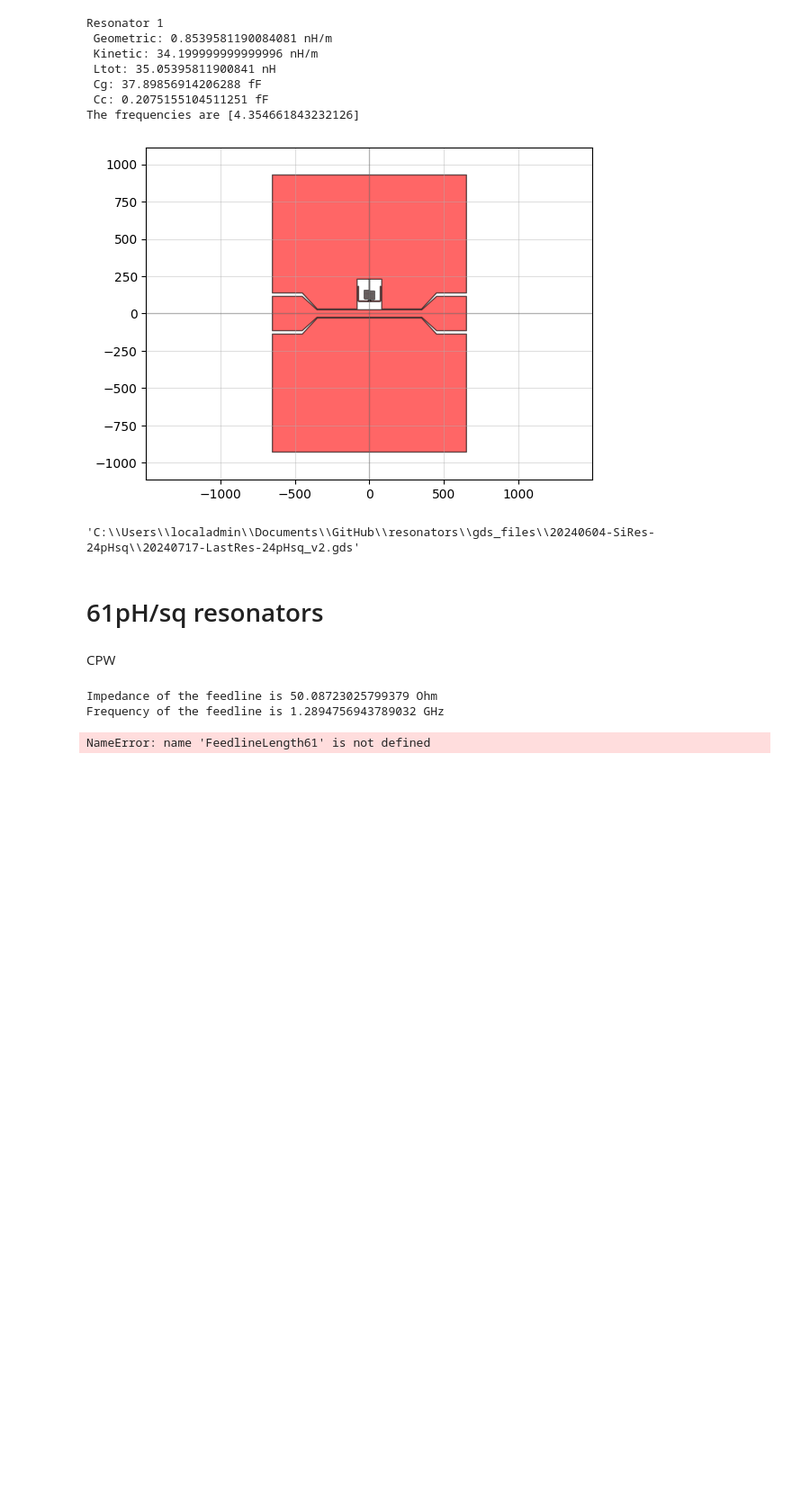
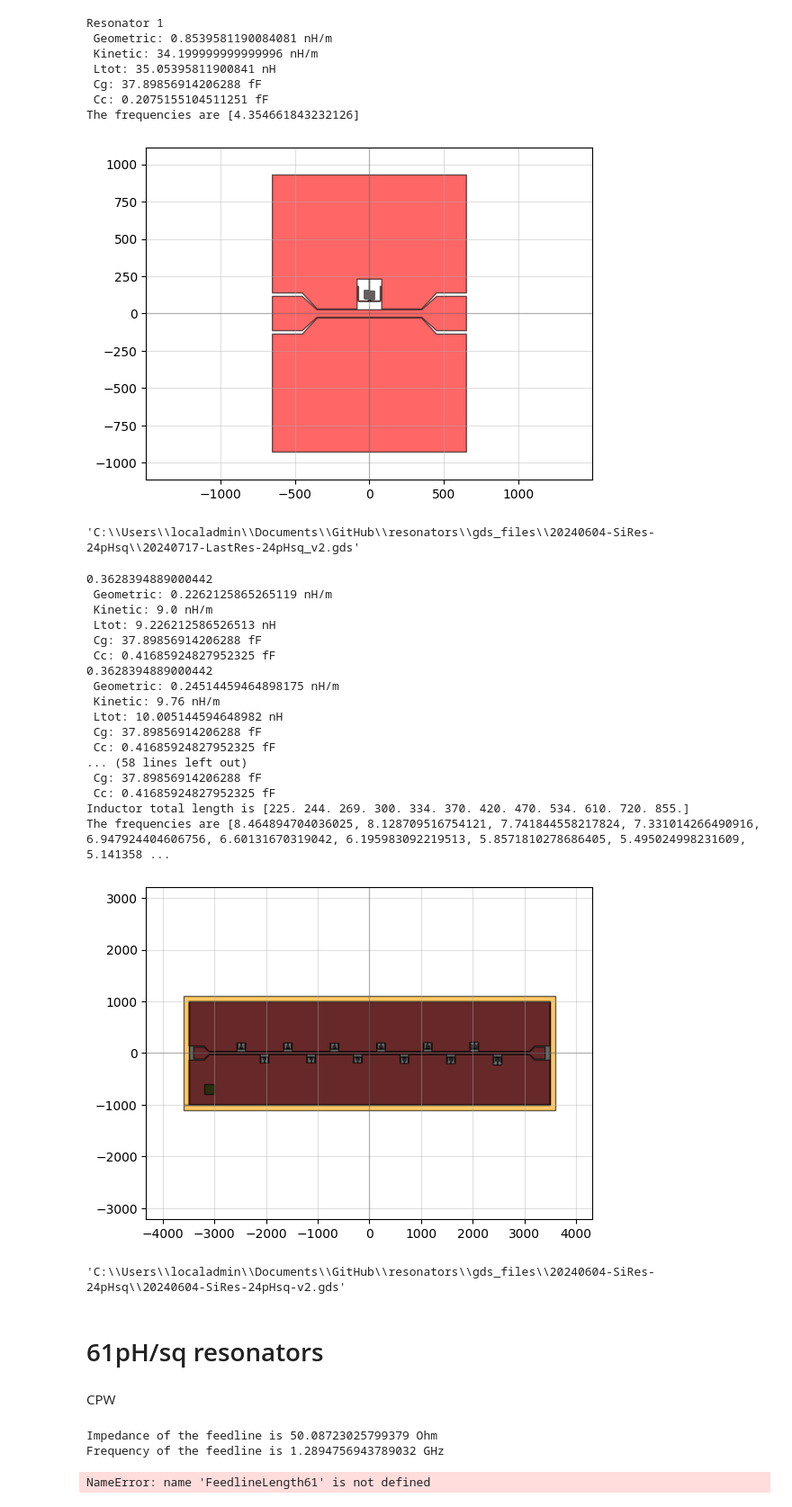
Before and after one commit to cbelo/resonators, a Jupyter notebook: 20240420-chips/design_chips.ipynb, the cells around one changed output. Shown at 90% size. Cells and saved outputs as stored; diff of their text form; code cells hidden in the pictures; blank space fills up the shorter version.

```diff
--- a/20240420-chips/design_chips.ipynb
+++ b/20240420-chips/design_chips.ipynb
@@ -579,6 +579,72 @@ Resonator 1
 The frequencies are [4.354661843232126]
 [figure]
 'C:\\Users\\localadmin\\Documents\\GitHub\\resonators\\gds_files\\20240604-SiRes-24pHsq\\20240717-LastRes-24pHsq_v2.gds'
+# %%
+SeparationTlineResonator24 = [0]*12
+NumberOfResonators24 = 12
+
+#Resonator parameters
+CapacitorHorizontalLength24 = np.ones(NumberOfResonators24)*150
+CapacitorVerticalLength24 = np.ones(NumberOfResonators24)*100
+CapacitorWidth24 = np.ones(NumberOfResonators24)*5
+
+NumberOfBends24 = np.ones(NumberOfResonators24, dtype=int)*[3, 4, 4, 5, 6, 6,7,8,8,9,10,11]# 8, 9, 9, 10, 11, 12, 11]
+InductorVerticalLength24 = np.ones(NumberOfResonators24)*5
+InductorHorizontalLength24 = np.ones(NumberOfResonators24)*[40, 36, 41, 40, 39, 45, 45, 45, 53, 55, 60, 65]
+InductorEndLength24 = np.ones(NumberOfResonators24)*([70] + [60,65,55] + [50]*7 +[65])
+InductorTotalLength24 = InductorVerticalLength24*(NumberOfBends24+4) + InductorEndLength24 +InductorHorizontalLength24*NumberOfBends24
+InductorWidth24 = np.ones(NumberOfResonators24)*0.6
+TaperWidth24 = np.ones(NumberOfResonators24)*20
+
+SpacingC024 = np.ones(NumberOfResonators24)*5
+SpacingCc24 = np.ones(NumberOfResonators24)*50
+TaperLength24 = np.ones(NumberOfResonators24)*5
+FinalSpacingBondpads24 = 100
+
+freqs = []
+for i in range(NumberOfResonators24):
+    # print(f'Resonator {i+1}')
+    freqs.append(resonance_freq_Schuster(InductorWidth24[i]*1e-6, CapacitorWidth24[i]*1e-6, (SeparationTlineResonator24[i] + FeedlineGap24 + SpacingCc24[i])*1e-6 , FeedlineWidth24*1e-6,
+                                            CapacitorVerticalLength24[i]*1e-6, SpacingC024[i]*1e-6,
+                                            InductorWidth24[i]*1e-6, InductorTotalLength24[i]*1e-6, Lk_24,
+                                        epsilon_r_Si, thickness_subs_Si)/1e9)
+
+print('Inductor total length is', InductorTotalLength24)
+print('The frequencies are', freqs)
+
+FeedlineLength24  = 6200
+ChipSize24 = [FeedlineLength24 + 2*BondpadLength24 + 2*FeedlineTaperLength24 + 2*FinalSpacingBondpads24, 2000]
+
+c, metal, chip24 = ChipResonatorsTline(ChipSize24, NumberOfResonators24, SeparationTlineResonator24,
+                        FeedlineWidth24, FeedlineLength24, FeedlineGap24,
+                        FeedlineTaperLength24, BondpadWidth24, BondpadLength24, BondpadGap24,
+                        CapacitorHorizontalLength24, CapacitorVerticalLength24, CapacitorWidth24,
+                        NumberOfBends24, InductorVerticalLength24, InductorHorizontalLength24, InductorWidth24, InductorEndLength24,
+                        TaperWidth24, TaperLength24, SpacingC024, SpacingCc24,
+                        FinalSpacingBondpads24)
+
+qp(chip24)
+chip24.write_gds(r"C:\Users\localadmin\Documents\GitHub\resonators\gds_files\20240604-SiRes-24pHsq\20240604-SiRes-24pHsq-v2.gds")
+# %% [output]
+0.3628394889000442
+ Geometric: 0.2262125865265119 nH/m
+ Kinetic: 9.0 nH/m
+ Ltot: 9.226212586526513 nH
+ Cg: 37.89856914206288 fF
+ Cc: 0.41685924827952325 fF
+0.3628394889000442
+ Geometric: 0.24514459464898175 nH/m
+ Kinetic: 9.76 nH/m
+ Ltot: 10.005144594648982 nH
+ Cg: 37.89856914206288 fF
+ Cc: 0.41685924827952325 fF
+... (58 lines left out)
+ Cg: 37.89856914206288 fF
+ Cc: 0.41685924827952325 fF
+Inductor total length is [225. 244. 269. 300. 334. 370. 420. 470. 534. 610. 720. 855.]
+The frequencies are [8.464894704036025, 8.128709516754121, 7.741844558217824, 7.331014266490916, 6.947924404606756, 6.60131670319042, 6.195983092219513, 5.8571810278686405, 5.495024998231609, 5.141358 ...
+[figure, added]
+'C:\\Users\\localadmin\\Documents\\GitHub\\resonators\\gds_files\\20240604-SiRes-24pHsq\\20240604-SiRes-24pHsq-v2.gds'
 # %% [markdown]
 # 61pH/sq resonators
 # %% [markdown]
```
Also changed, not shown: parts of 22 cells of this notebook, 17 other files.
